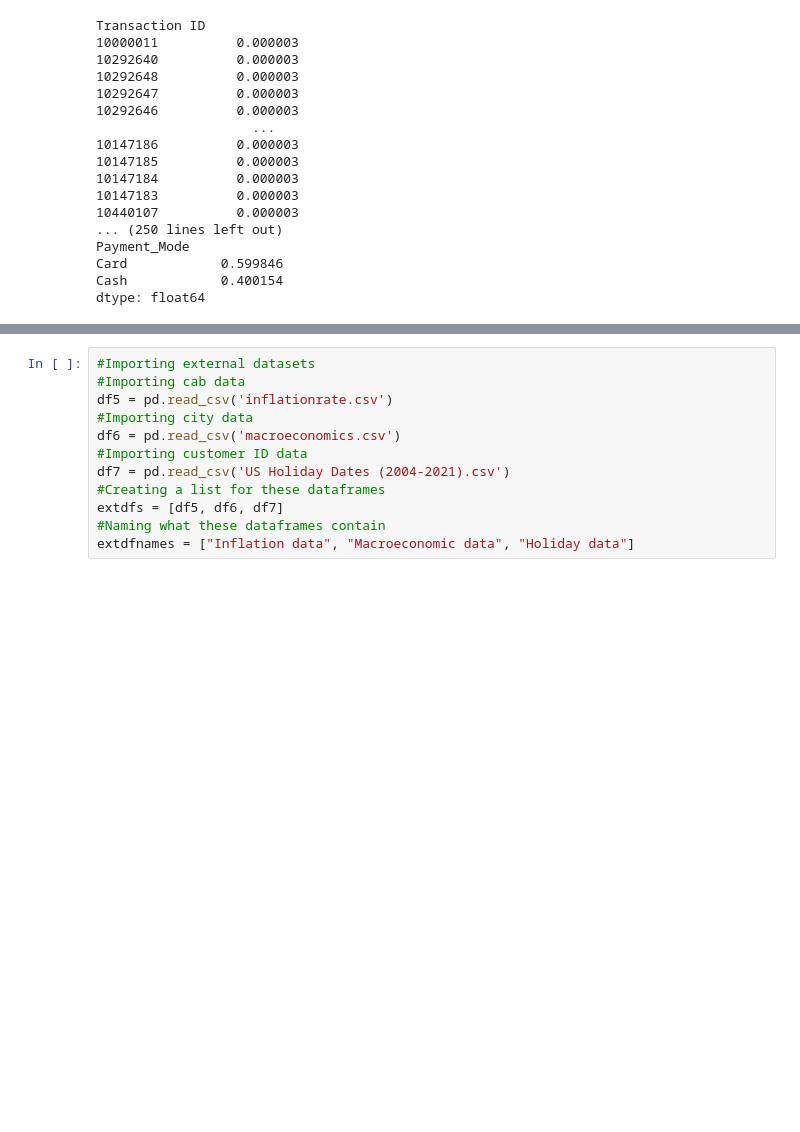
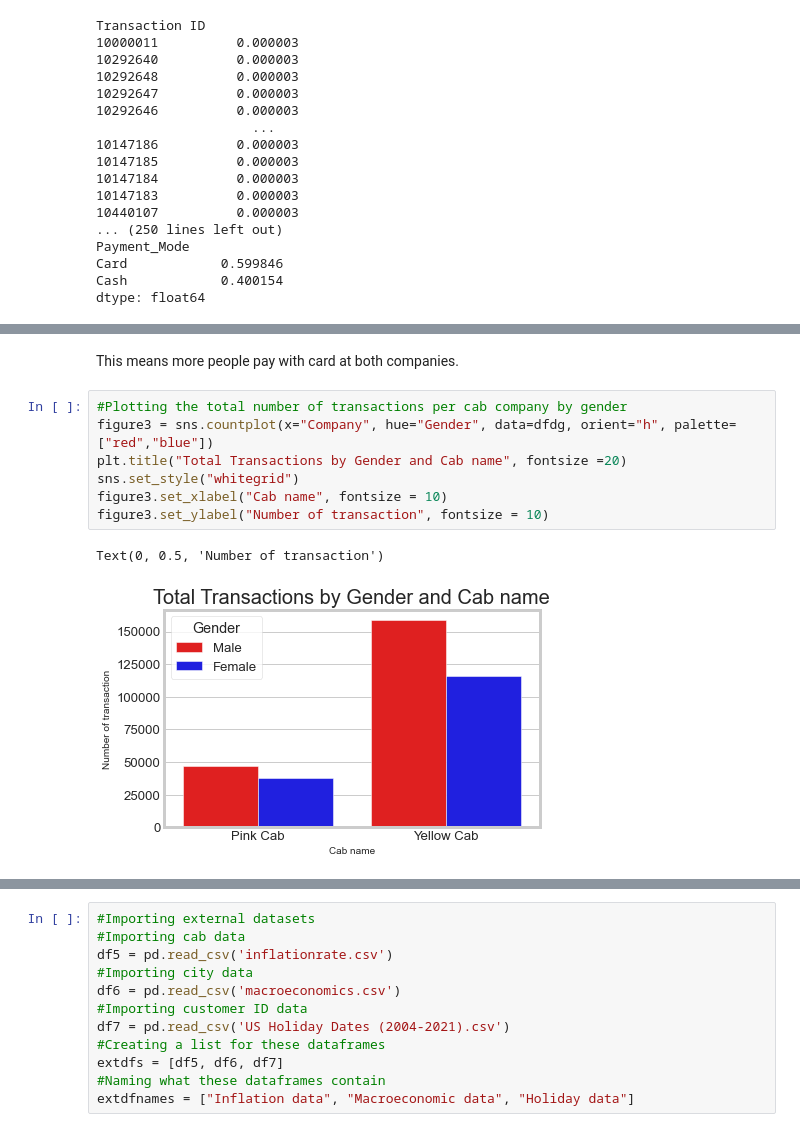
Before and after one commit to anishmitra9666/Week-2-and-3-deliverables, a Jupyter notebook: Dataglaciertaxicode04122023 (3).ipynb, the cells around one changed output, grey strips where cells are left out. Saved outputs shown, nothing was run; the diff lists cells and outputs as text; blank space fills up the shorter version.

```diff
--- a/Dataglaciertaxicode04122023 (3).ipynb
+++ b/Dataglaciertaxicode04122023 (3).ipynb
@@ -333,0 +463,12 @@ Interesting insights:-
+# %% [markdown]
+This means more people pay with card at both companies.
+# %%
+#Plotting the total number of transactions per cab company by gender
+figure3 = sns.countplot(x="Company", hue="Gender", data=dfdg, orient="h", palette=["red","blue"])
+plt.title("Total Transactions by Gender and Cab name", fontsize =20)
+sns.set_style("whitegrid")
+figure3.set_xlabel("Cab name", fontsize = 10)
+figure3.set_ylabel("Number of transaction", fontsize = 10)
+# %% [output]
+Text(0, 0.5, 'Number of transaction')
+[figure, added]
```
Also changed, not shown: parts of 46 cells of this notebook.
